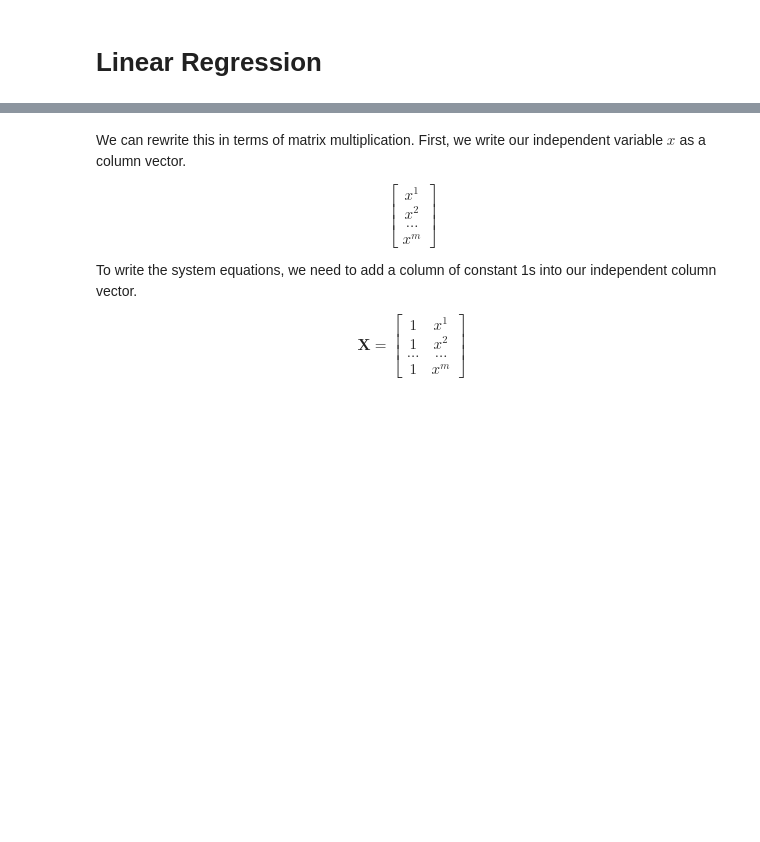
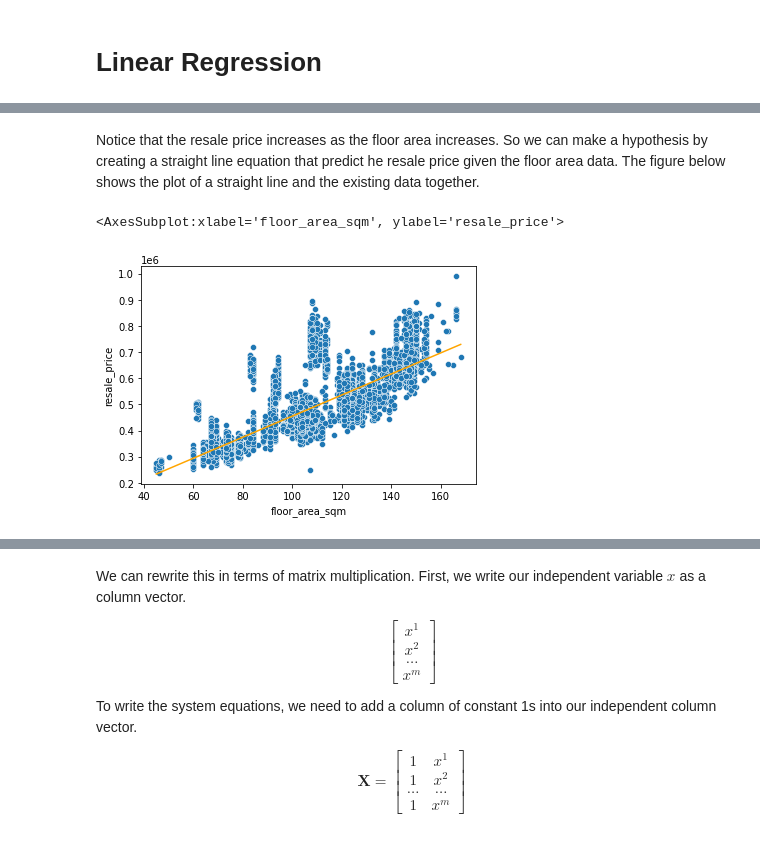
Before and after one commit to Data-Driven-World/d2w_ml_notes, a Jupyter notebook: LinearRegression.ipynb, the cells around one changed output, grey strips where cells are left out. Drawn from its saved outputs; the diff is of its cells as text; code cells hidden in the pictures; blank space fills up the shorter version.

```diff
--- a/LinearRegression.ipynb
+++ b/LinearRegression.ipynb
@@ -18,0 +35,9 @@ where you can see that $\theta_0$ is the constant $c$ and $\theta_1$ is the grad
+# %% [markdown]
+Notice that the resale price increases as the floor area increases. So we can make a hypothesis by creating a straight line equation that predict he resale price given the floor area data. The figure below shows the plot of a straight line and the existing data together.
+# %%
+y = 52643 + 4030 * df['floor_area_sqm']
+sns.scatterplot(y='resale_price', x='floor_area_sqm', data=df_tampines)
+sns.lineplot(y=y, x='floor_area_sqm', data=df_tampines, color='orange')
+# %% [output]
+<AxesSubplot:xlabel='floor_area_sqm', ylabel='resale_price'>
+[figure, added]
```
Also changed, not shown: parts of 23 cells of this notebook, 1 other file.
